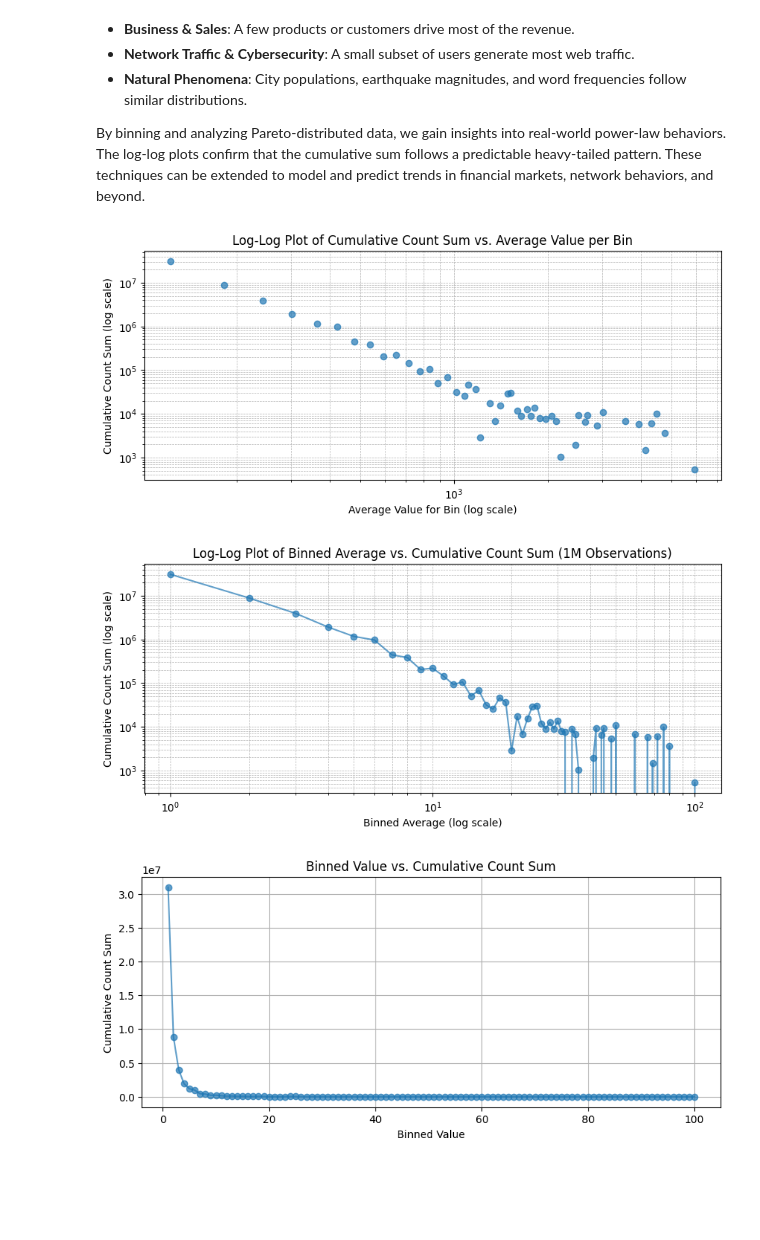
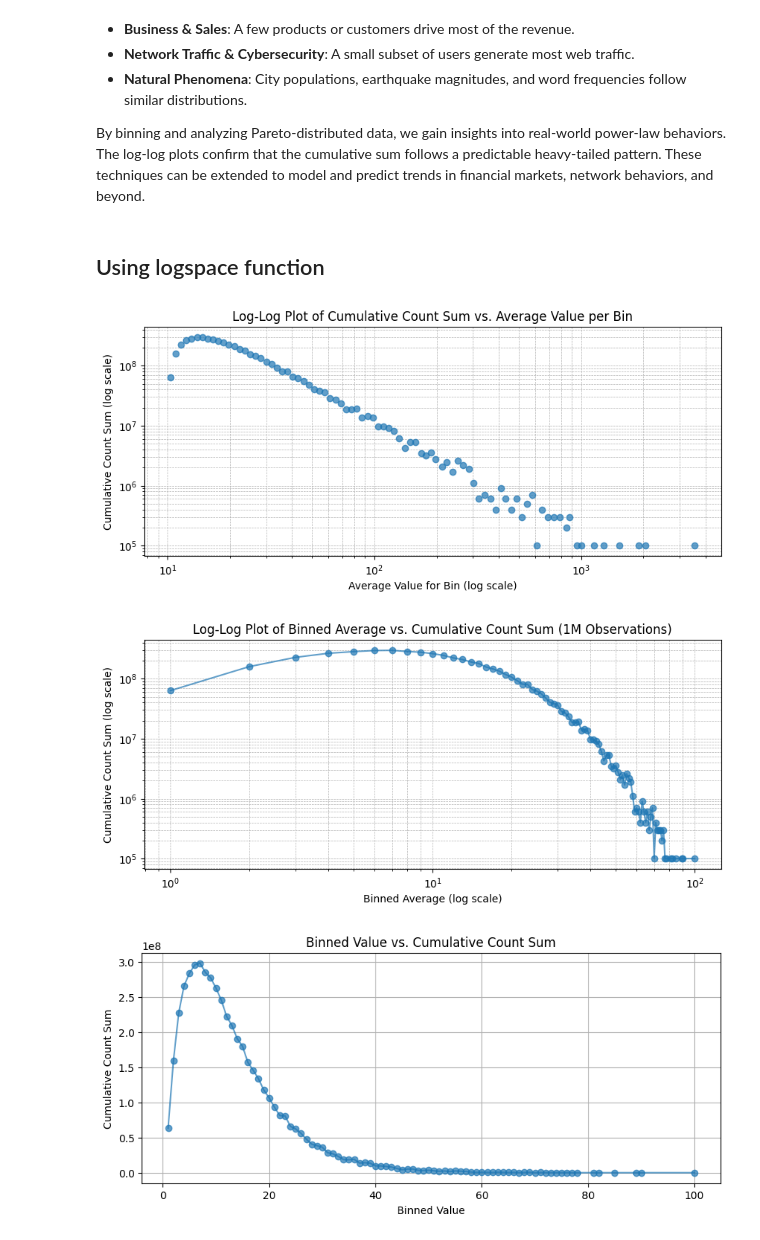
Before and after one commit to ozsp12/computational_physics, a Jupyter notebook: logarithmic_binning_step_by_step.ipynb, the cells around one changed output. Drawn from its saved outputs; the diff is of its cells as text; code cells hidden in the pictures; blank space fills up the shorter version.

```diff
--- a/logarithmic_binning_step_by_step.ipynb
+++ b/logarithmic_binning_step_by_step.ipynb
@@ -279,0 +269,2 @@ By binning and analyzing Pareto-distributed data, we gain insights into real-wor
+# %% [markdown]
+## Using logspace function
@@ -280,40 +280,5 @@ By binning and analyzing Pareto-distributed data, we gain insights into real-wor
 # %%
-import numpy as np
-import pandas as pd
-import matplotlib.pyplot as plt
-
-# Step 1: Create synthetic data
-np.random.seed(42)
-n_samples = 10000
-
-# Generate Pareto-distributed values
-shape = 2.0  # Pareto shape parameter
-data_values = (np.random.pareto(shape, n_samples) + 1) * 100  # Scale factor
-
-# Create DataFrame
-df = pd.DataFrame({
-    'ID': range(1, n_samples + 1),
-    'Value': data_values
-})
-
-# Step 2: Bin the column value with 100 bins
-bins = np.linspace(df['Value'].min(), df['Value'].max(), 101)  # 100 bins
-labels = range(1, 101)
-df['Binned'] = pd.cut(df['Value'], bins=bins, labels=labels, include_lowest=True)
-
-# Step 3: Calculate cumulative count of ID
-df['Cumulative_Count'] = df.index + 1
-
-# Step 4: Group by bins and calculate stats
-bin_summary = df.groupby('Binned',observed=False).agg(
-    Avg_Value=('Value', 'mean'),
-    Cum_Count_Sum=('Cumulative_Count', 'sum')
-).reset_index()
-
-# Convert bin labels to numerical values for plotting
-bin_summary['Binned'] = bin_summary['Binned'].astype(int)
-
-# Step 5: Plot the log-log graph
+# Plot the log-log graph
 plt.figure(figsize=(10, 4))
 plt.loglog(bin_summary['Avg_Value'], bin_summary['Cum_Count_Sum'], marker='o', linestyle='None', alpha=0.7)
 plt.xlabel('Average Value for Bin (log scale)')
@@ -322,26 +287,26 @@ plt.title('Log-Log Plot of Cumulative Count Sum vs. Average Value per Bin')
 plt.grid(True, which="both", linestyle="--", linewidth=0.5)
 plt.show()
 # %% [output]
-[figure, old version]
+[figure, new version]
 # %%
-# Step 5: Plot the log-log graph of Binned Average vs. Cumulative Count Sum
+# Plot the log-log graph of Binned Average vs. Cumulative Count Sum
 plt.figure(figsize=(10, 4))
-plt.loglog(bin_summary['Binned'], bin_summary['Cum_Count_Sum'], marker='o', linestyle='-', alpha=0.7)
+plt.loglog(bin_summary['BinLogspace'], bin_summary['Cum_Count_Sum'], marker='o', linestyle='-', alpha=0.7)
 plt.xlabel('Binned Average (log scale)')
 plt.ylabel('Cumulative Count Sum (log scale)')
 plt.title('Log-Log Plot of Binned Average vs. Cumulative Count Sum (1M Observations)')
 plt.grid(True, which="both", linestyle="--", linewidth=0.5)
 plt.show()
 # %% [output]
-[figure, old version]
+[figure, new version]
 # %%
 # Plot the graph of Binned Value vs. Cumulative Count Sum
 plt.figure(figsize=(10, 4))
-plt.plot(bin_summary['Binned'], bin_summary['Cum_Count_Sum'], marker='o', linestyle='-', alpha=0.7)
+plt.plot(bin_summary['BinLogspace'], bin_summary['Cum_Count_Sum'], marker='o', linestyle='-', alpha=0.7)
 plt.xlabel('Binned Value')
 plt.ylabel('Cumulative Count Sum')
 plt.title('Binned Value vs. Cumulative Count Sum')
 plt.grid(True)
 plt.show()
 # %% [output]
-[figure, old version]
+[figure, new version]
```
Also changed, not shown: parts of 18 cells of this notebook.
